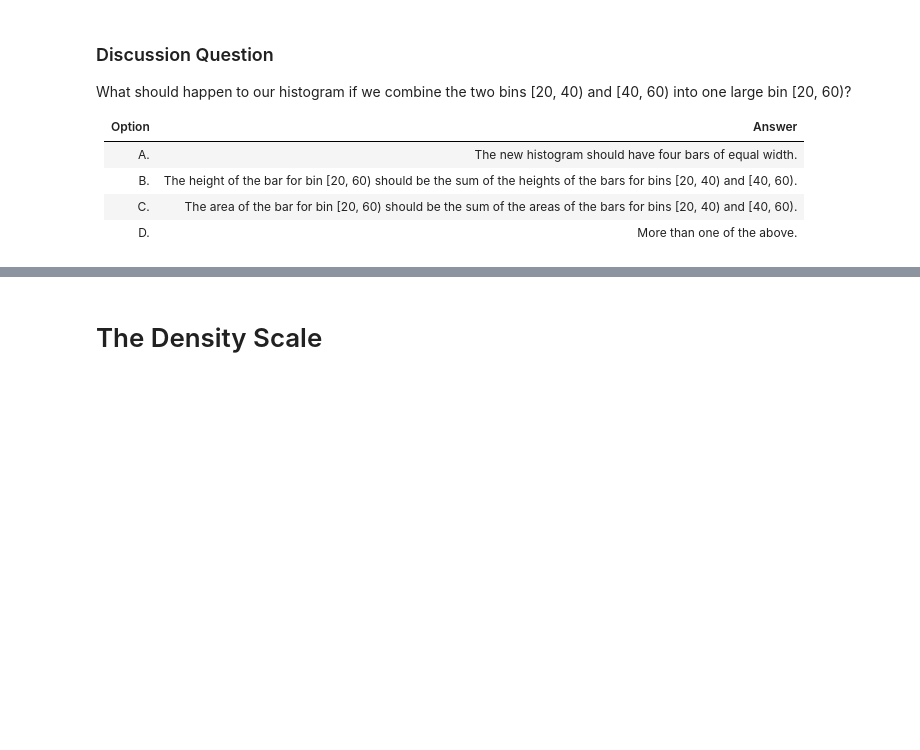
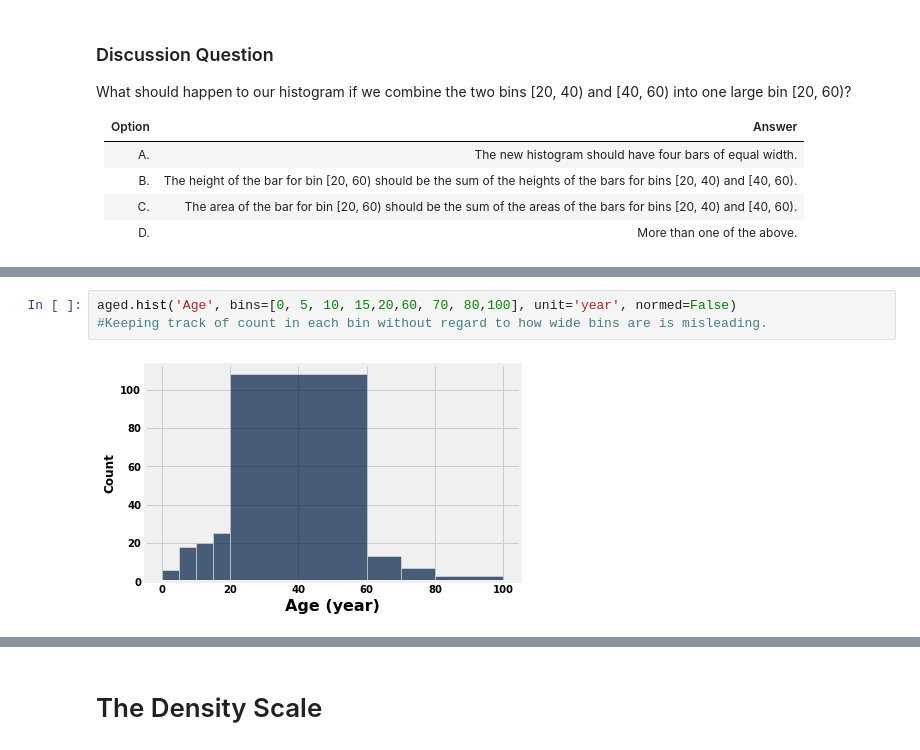
Before and after one commit to ucsd-ets/dsc10-fa19, a Jupyter notebook: Lectures/Week03/Lecture 06 Histograms, Functions, and Apply.ipynb, the cells around one changed output, grey strips where cells are left out. Saved outputs shown, nothing was run; the diff lists cells and outputs as text; blank space fills up the shorter version.

```diff
--- a/Lectures/Week03/Lecture 06 Histograms, Functions, and Apply.ipynb
+++ b/Lectures/Week03/Lecture 06 Histograms, Functions, and Apply.ipynb
@@ -87,0 +167,5 @@ aged.hist('Age', bins=[0,20,60,80,100], unit='year')
+# %%
+aged.hist('Age', bins=[0, 5, 10, 15,20,60, 70, 80,100], unit='year', normed=False)
+#Keeping track of count in each bin without regard to how wide bins are is misleading.
+# %% [output]
+[figure, added]
```
Also changed, not shown: parts of 42 cells of this notebook, 2 other files.
